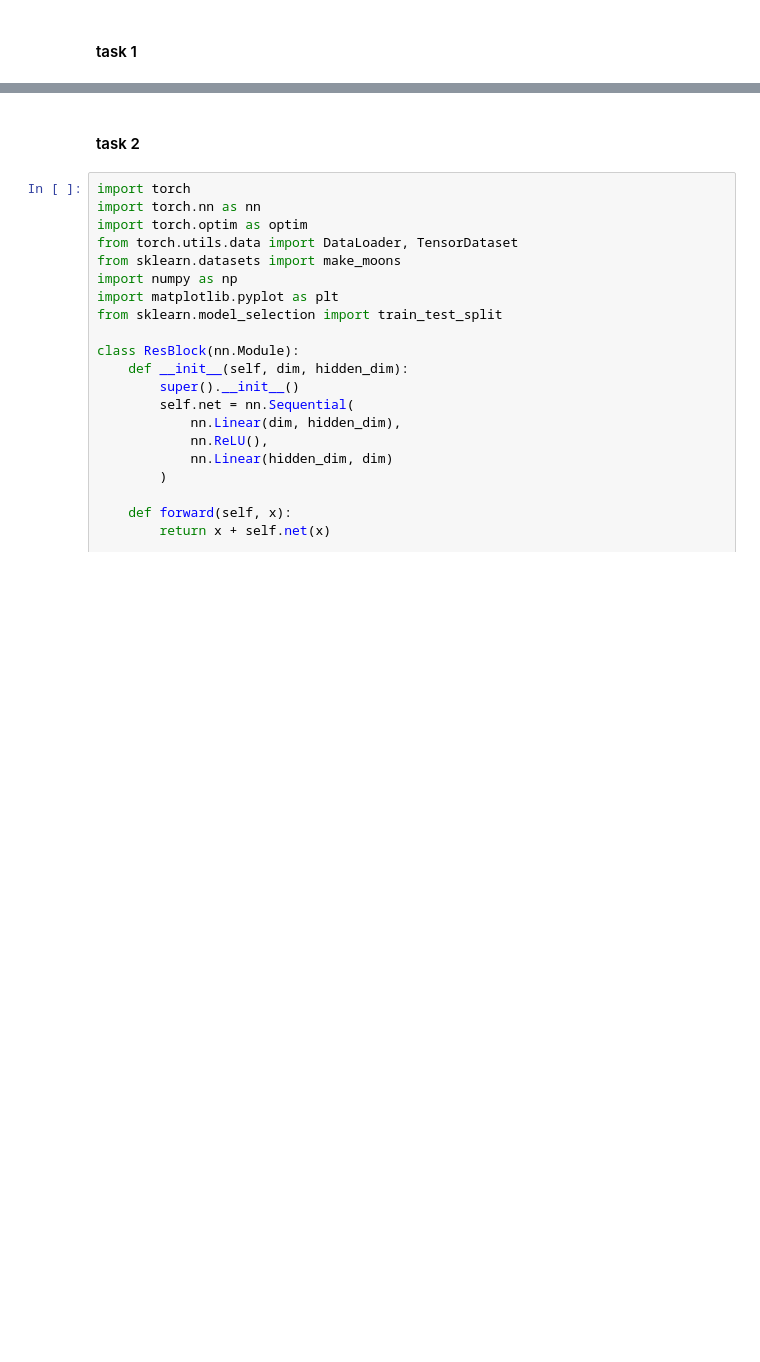
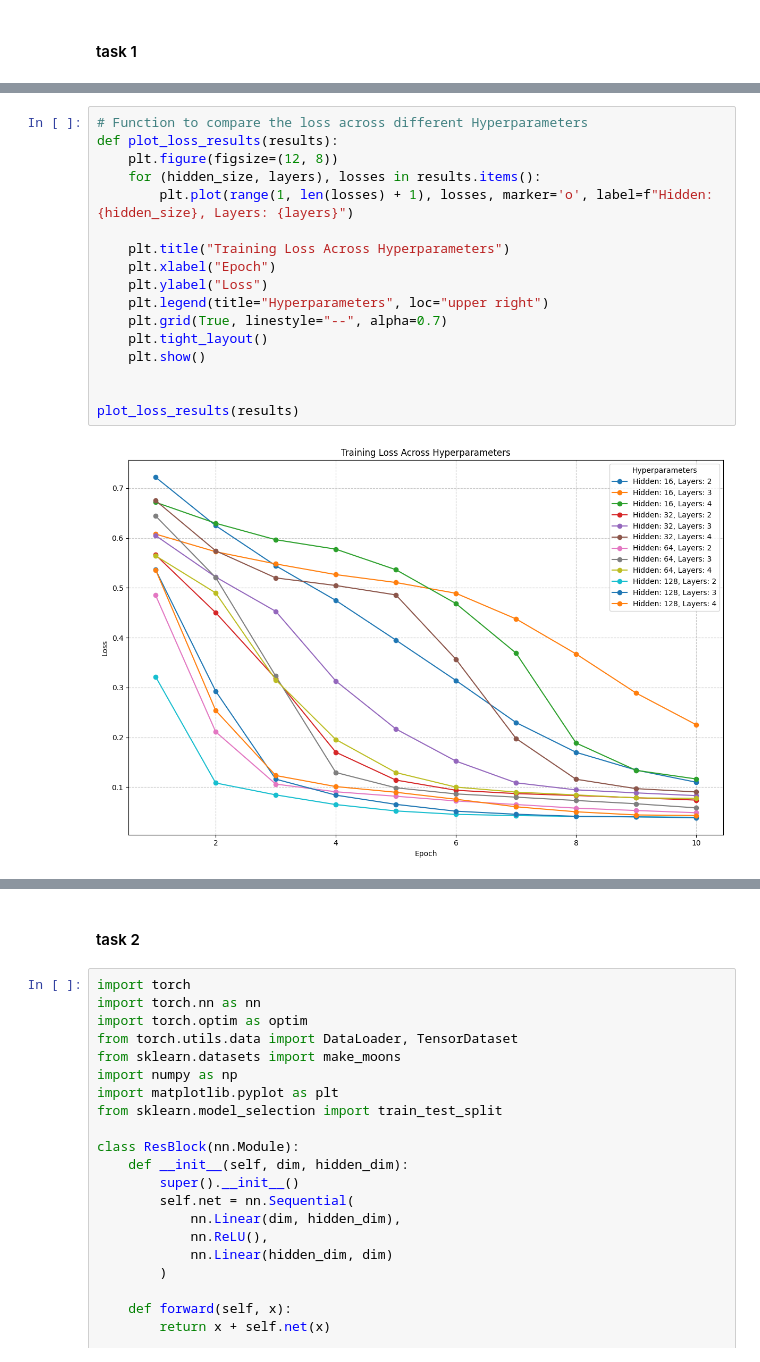
Before and after one commit to sandrinjoy/gnns-ws-24, a Jupyter notebook: autoencoders.ipynb, the cells around one changed output, grey strips where cells are left out. Saved outputs shown, nothing was run; the diff lists cells and outputs as text; blank space fills up the shorter version.

```diff
--- a/autoencoders.ipynb
+++ b/autoencoders.ipynb
@@ -2,0 +146,19 @@
+# %%
+# Function to compare the loss across different Hyperparameters
+def plot_loss_results(results):
+    plt.figure(figsize=(12, 8))
+    for (hidden_size, layers), losses in results.items():
+        plt.plot(range(1, len(losses) + 1), losses, marker='o', label=f"Hidden: {hidden_size}, Layers: {layers}")
+
+    plt.title("Training Loss Across Hyperparameters")
+    plt.xlabel("Epoch")
+    plt.ylabel("Loss")
+    plt.legend(title="Hyperparameters", loc="upper right")
+    plt.grid(True, linestyle="--", alpha=0.7)
+    plt.tight_layout()
+    plt.show()
+
+
+plot_loss_results(results)
+# %% [output]
+[figure, added]
```
Also changed, not shown: parts of 11 cells of this notebook.
